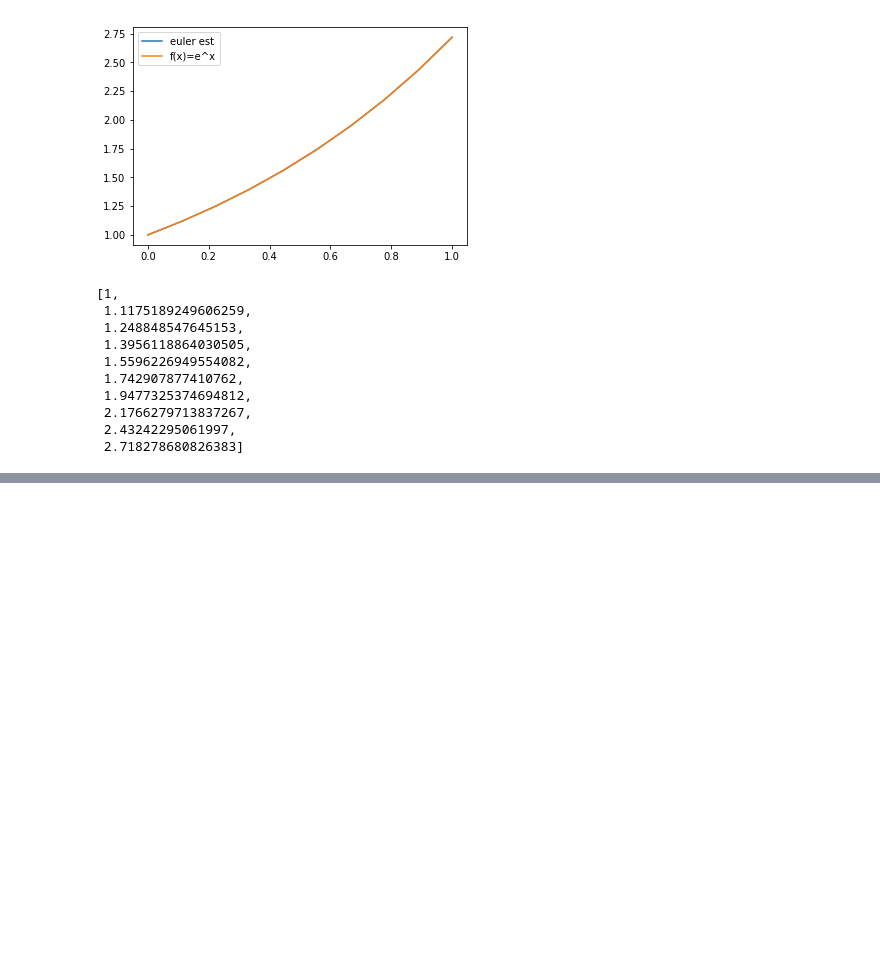
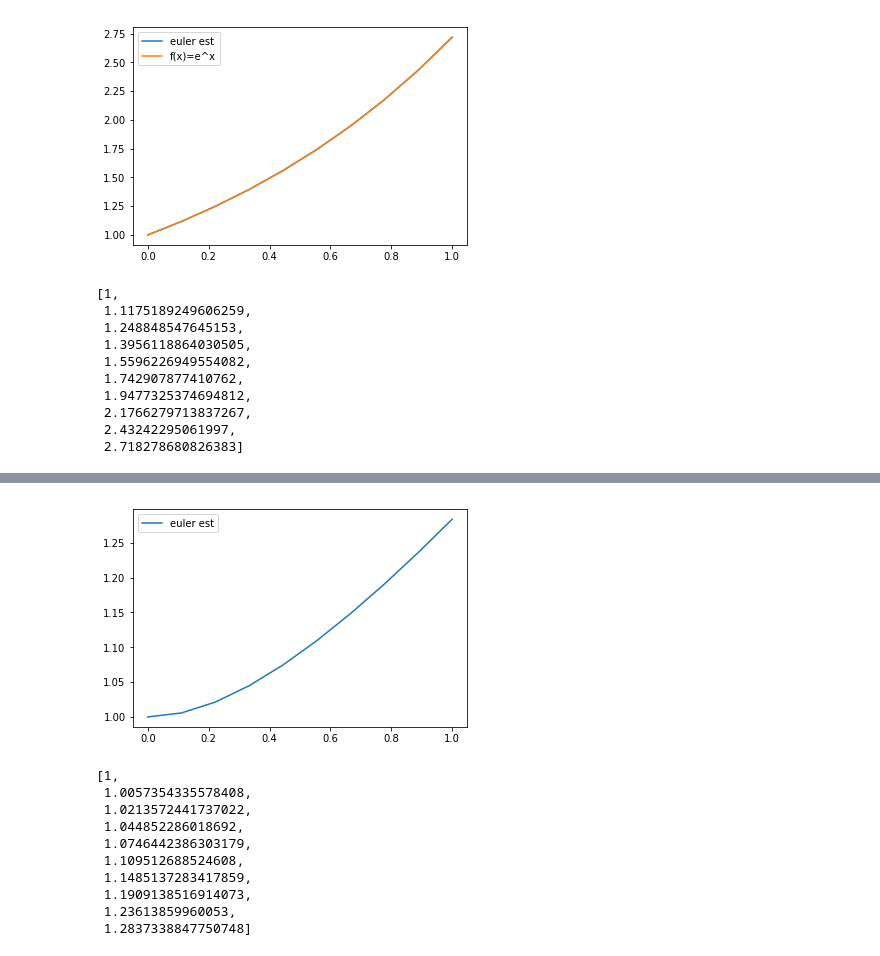
Before and after one commit to fernandascovino/FGV_Numerical_Analysis, a Jupyter notebook: 09-11_numerical_integration.ipynb, the cells around one changed output, grey strips where cells are left out. Cells and saved outputs as stored; diff of their text form; code cells hidden in the pictures; blank space fills up the shorter version.

```diff
--- a/09-11_numerical_integration.ipynb
+++ b/09-11_numerical_integration.ipynb
@@ -271,0 +334,22 @@ est
+# %%
+est = runge_kuttama_4a_ordem(f, vt10, y0)
+
+plt.plot(vt10, est, label='euler est')
+plt.legend()
+plt.show()
+
+est
+
+# Não obtive solução analítica...
+# %% [output]
+[figure, added]
+[1,
+ 1.0057354335578408,
+ 1.0213572441737022,
+ 1.044852286018692,
+ 1.0746442386303179,
+ 1.109512688524608,
+ 1.1485137283417859,
+ 1.1909138516914073,
+ 1.23613859960053,
+ 1.2837338847750748]
```
Also changed, not shown: parts of 5 cells of this notebook.
